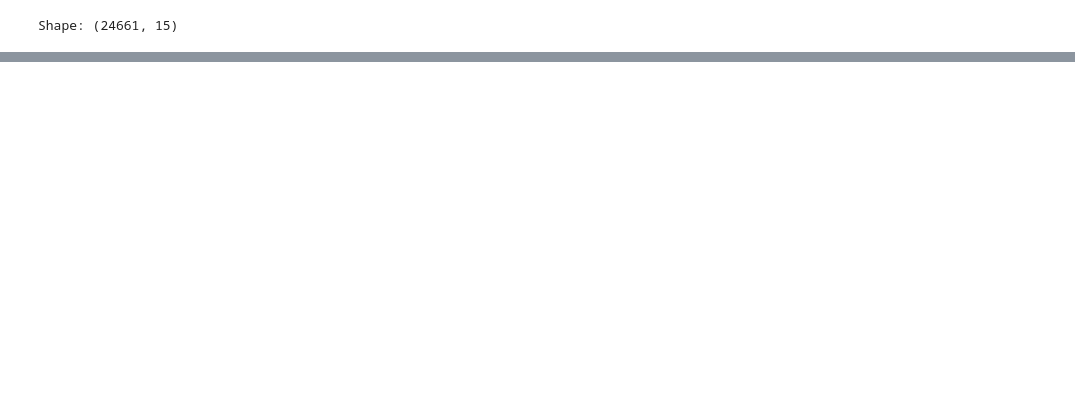
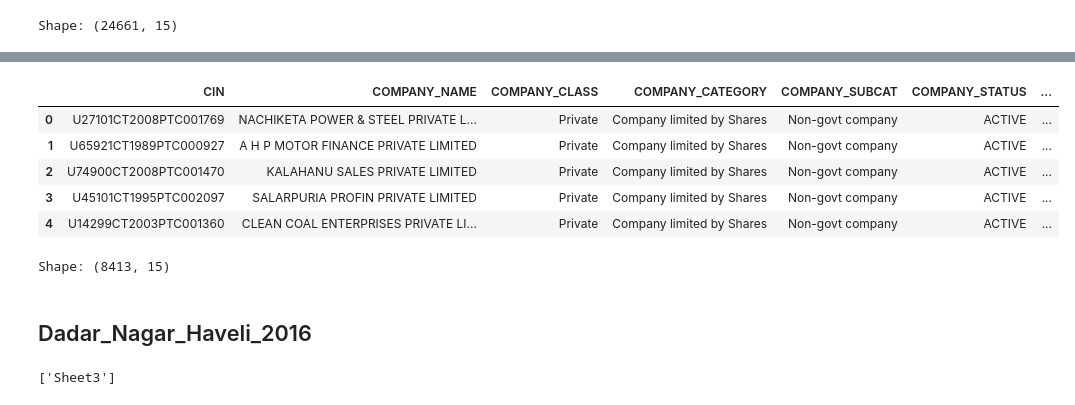
Before and after one commit to shayan-khoygani/Codebook, a Jupyter notebook: [DIR] corporation_list_by_state_2016/corporation_list_by_state_2016.ipynb, the cells around one changed output, grey strips where cells are left out. Saved outputs shown, nothing was run; the diff lists cells and outputs as text; code cells hidden in the pictures; blank space fills up the shorter version.

```diff
--- a/[DIR] corporation_list_by_state_2016/corporation_list_by_state_2016.ipynb
+++ b/[DIR] corporation_list_by_state_2016/corporation_list_by_state_2016.ipynb
@@ -73,0 +153,24 @@ Shape: (24661, 15)
+# %%
+df = xl.parse("Sheet3")
+df.head()
+# %% [output]
+|  | CIN | COMPANY_NAME | COMPANY_CLASS | COMPANY_CATEGORY | COMPANY_SUBCAT | COMPANY_STATUS | ... |
+| 0 | U27101CT2008PTC001769 | NACHIKETA POWER & STEEL PRIVATE L... | Private | Company limited by Shares | Non-govt company | ACTIVE | ... |
+| 1 | U65921CT1989PTC000927 | A H P MOTOR FINANCE PRIVATE LIMITED | Private | Company limited by Shares | Non-govt company | ACTIVE | ... |
+| 2 | U74900CT2008PTC001470 | KALAHANU SALES PRIVATE LIMITED | Private | Company limited by Shares | Non-govt company | ACTIVE | ... |
+| 3 | U45101CT1995PTC002097 | SALARPURIA PROFIN PRIVATE LIMITED | Private | Company limited by Shares | Non-govt company | ACTIVE | ... |
+| 4 | U14299CT2003PTC001360 | CLEAN COAL ENTERPRISES PRIVATE LI... | Private | Company limited by Shares | Non-govt company | ACTIVE | ... |
+# %%
+shape = df.shape
+print("Shape:", shape)
+companies += shape[0]
+# %% [output]
+Shape: (8413, 15)
+# %% [markdown]
+## Dadar_Nagar_Haveli_2016
+# %%
+path = "s3://daanmatchdatafiles/corporation_list_by_state_2016/Dadar_Nagar_Haveli_2016.xlsx"
+xl = pd.ExcelFile(path)
+print(xl.sheet_names)
+# %% [output]
+['Sheet3']
```
Also changed, not shown: parts of 21 cells of this notebook.
